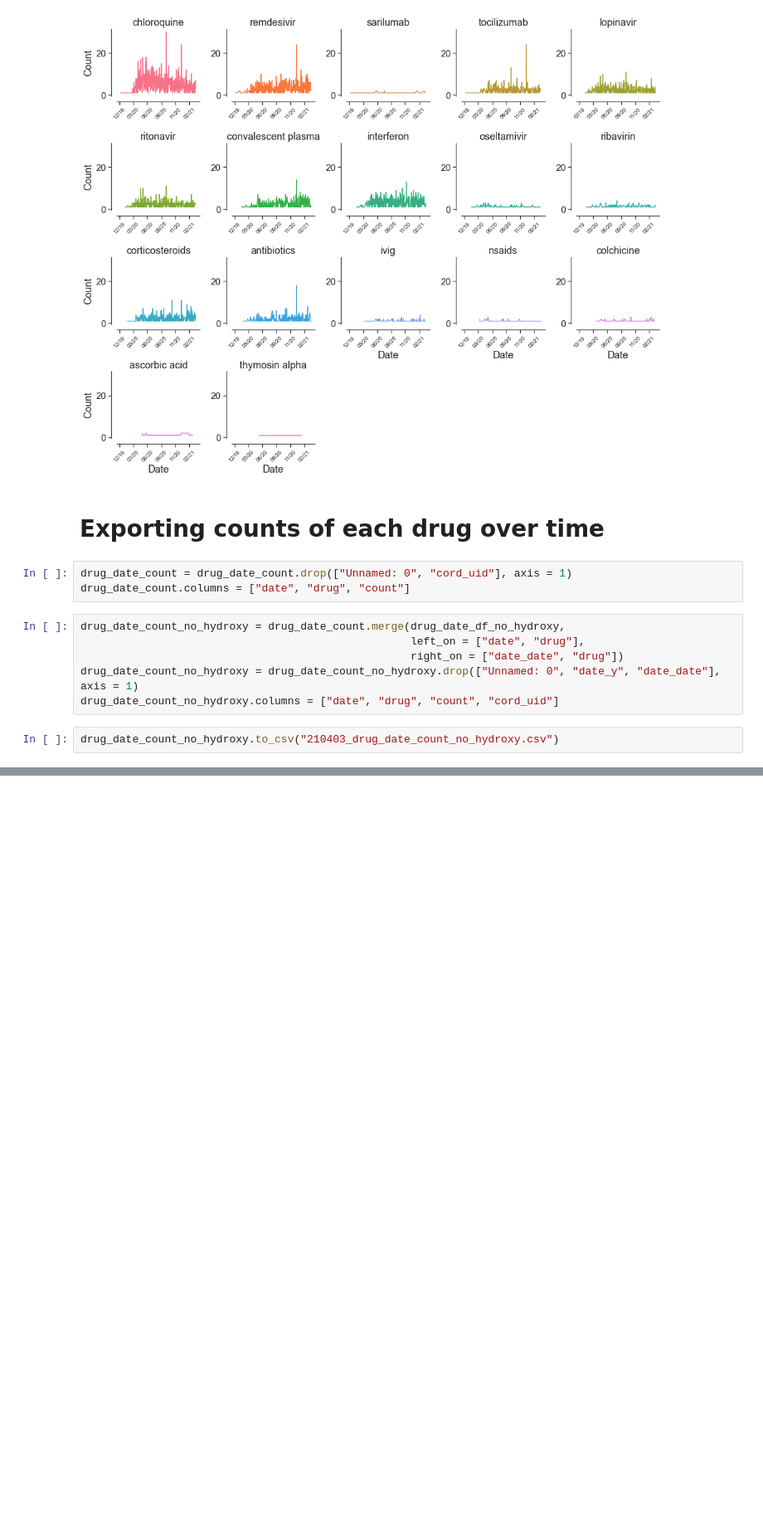
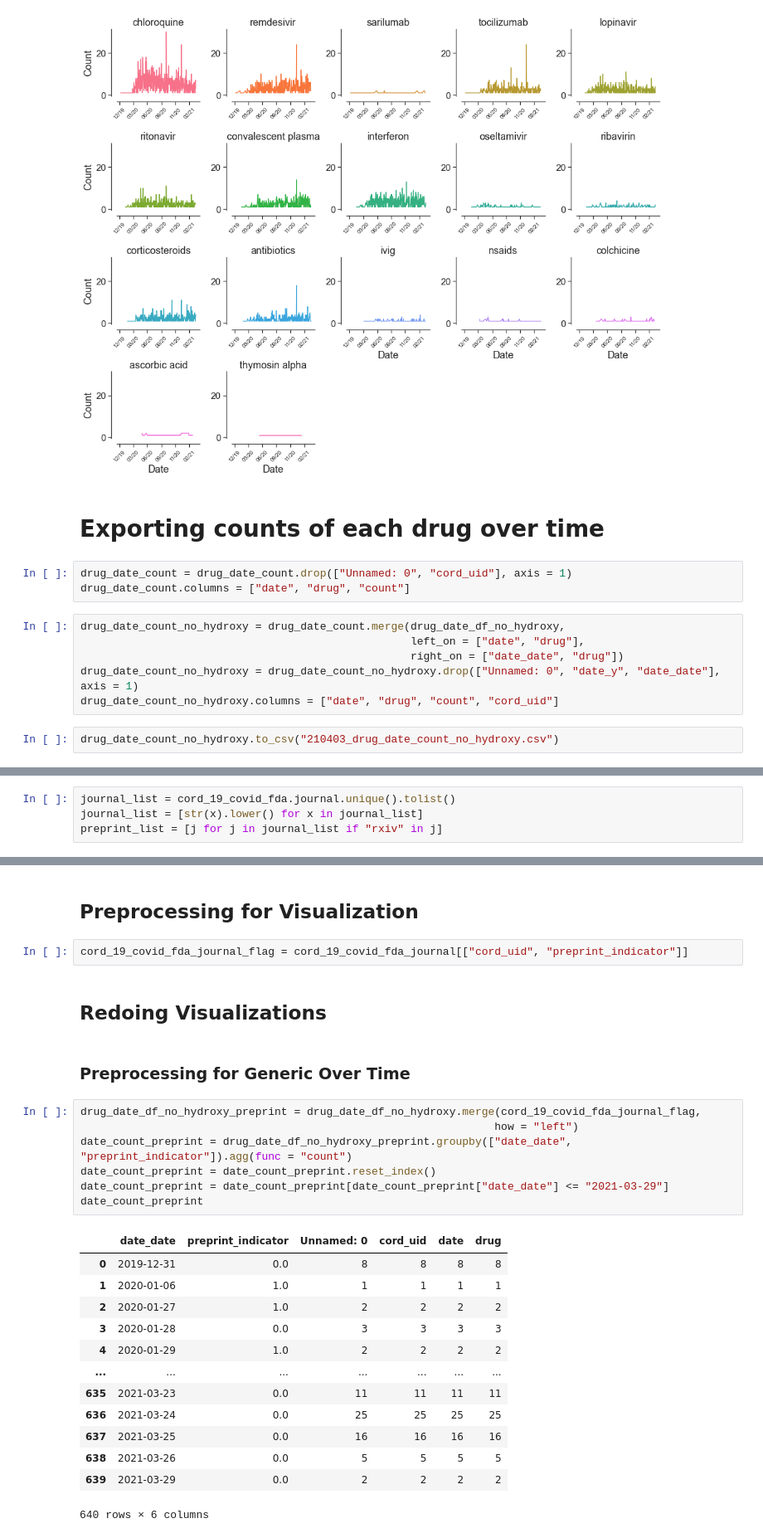
Before and after one commit to COVID19-DVRN/project_21_clinical_trials_during_covid_19_pandemic, a Jupyter notebook: cord_19/cord_19_vs_fda.ipynb, the cells around one changed output, grey strips where cells are left out. Shown: that part at 83% size. Drawn from its saved outputs; the diff is of its cells as text; blank space fills up the shorter version.

```diff
--- a/cord_19/cord_19_vs_fda.ipynb
+++ b/cord_19/cord_19_vs_fda.ipynb
@@ -249,0 +256,4 @@ drug_date_count_no_hydroxy.to_csv("210403_drug_date_count_no_hydroxy.csv")
+# %%
+journal_list = cord_19_covid_fda.journal.unique().tolist()
+journal_list = [str(x).lower() for x in journal_list]
+preprint_list = [j for j in journal_list if "rxiv" in j]
@@ -249,0 +280,29 @@ drug_date_count_no_hydroxy.to_csv("210403_drug_date_count_no_hydroxy.csv")
+# %% [markdown]
+## Preprocessing for Visualization
+# %%
+cord_19_covid_fda_journal_flag = cord_19_covid_fda_journal[["cord_uid", "preprint_indicator"]]
+# %% [markdown]
+## Redoing Visualizations
+# %% [markdown]
+### Preprocessing for Generic Over Time
+# %%
+drug_date_df_no_hydroxy_preprint = drug_date_df_no_hydroxy.merge(cord_19_covid_fda_journal_flag,
+                                                                how = "left")
+date_count_preprint = drug_date_df_no_hydroxy_preprint.groupby(["date_date", "preprint_indicator"]).agg(func = "count")
+date_count_preprint = date_count_preprint.reset_index()
+date_count_preprint = date_count_preprint[date_count_preprint["date_date"] <= "2021-03-29"]
+date_count_preprint
+# %% [output]
+|  | date_date | preprint_indicator | Unnamed: 0 | cord_uid | date | drug |
+| 0 | 2019-12-31 | 0.0 | 8 | 8 | 8 | 8 |
+| 1 | 2020-01-06 | 1.0 | 1 | 1 | 1 | 1 |
+| 2 | 2020-01-27 | 1.0 | 2 | 2 | 2 | 2 |
+| 3 | 2020-01-28 | 0.0 | 3 | 3 | 3 | 3 |
+| 4 | 2020-01-29 | 1.0 | 2 | 2 | 2 | 2 |
+| ... | ... | ... | ... | ... | ... | ... |
+| 635 | 2021-03-23 | 0.0 | 11 | 11 | 11 | 11 |
+| 636 | 2021-03-24 | 0.0 | 25 | 25 | 25 | 25 |
+| 637 | 2021-03-25 | 0.0 | 16 | 16 | 16 | 16 |
+| 638 | 2021-03-26 | 0.0 | 5 | 5 | 5 | 5 |
+| 639 | 2021-03-29 | 0.0 | 2 | 2 | 2 | 2 |
+640 rows × 6 columns
```
Also changed, not shown: parts of 14 cells of this notebook.
